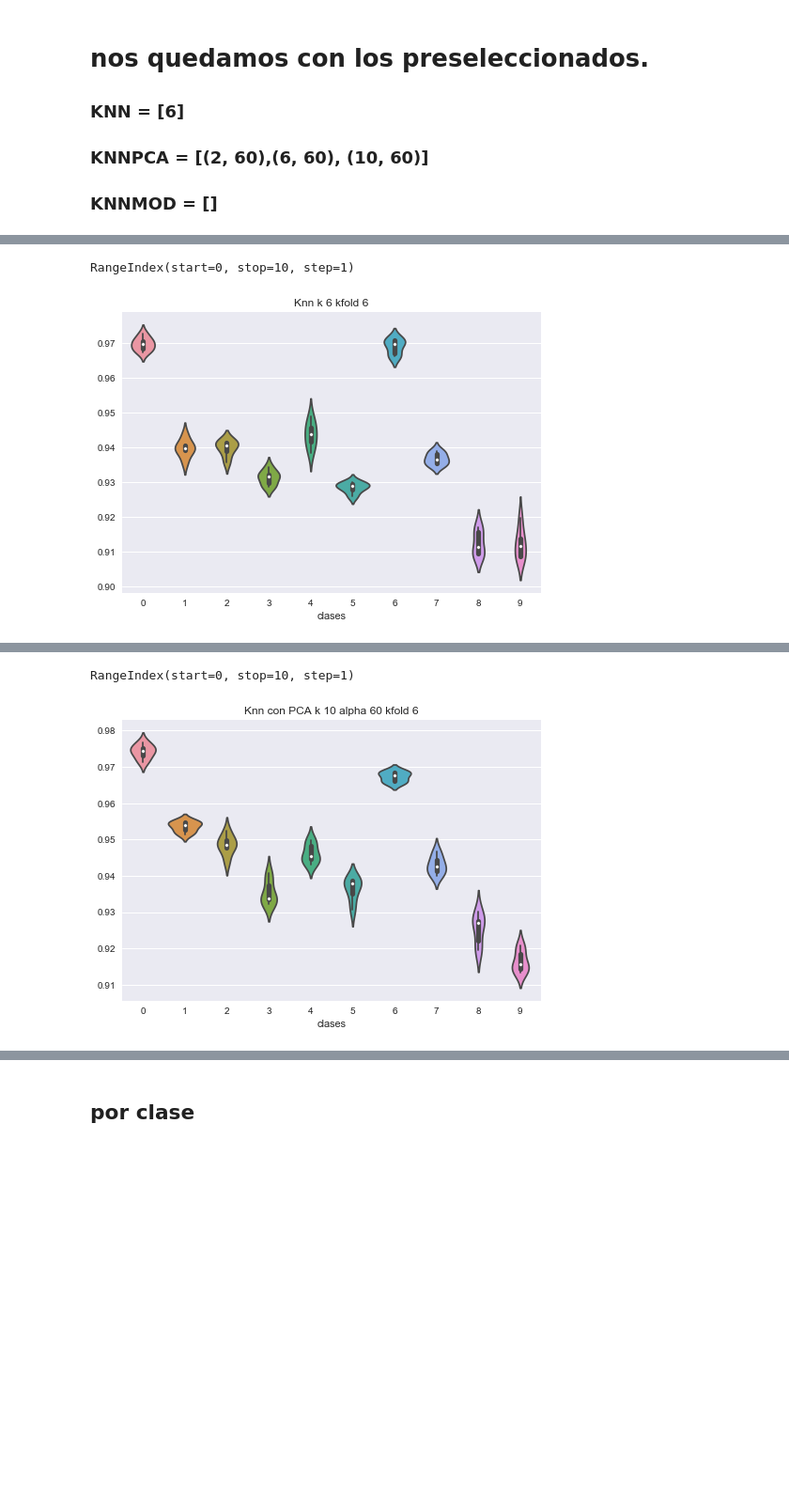
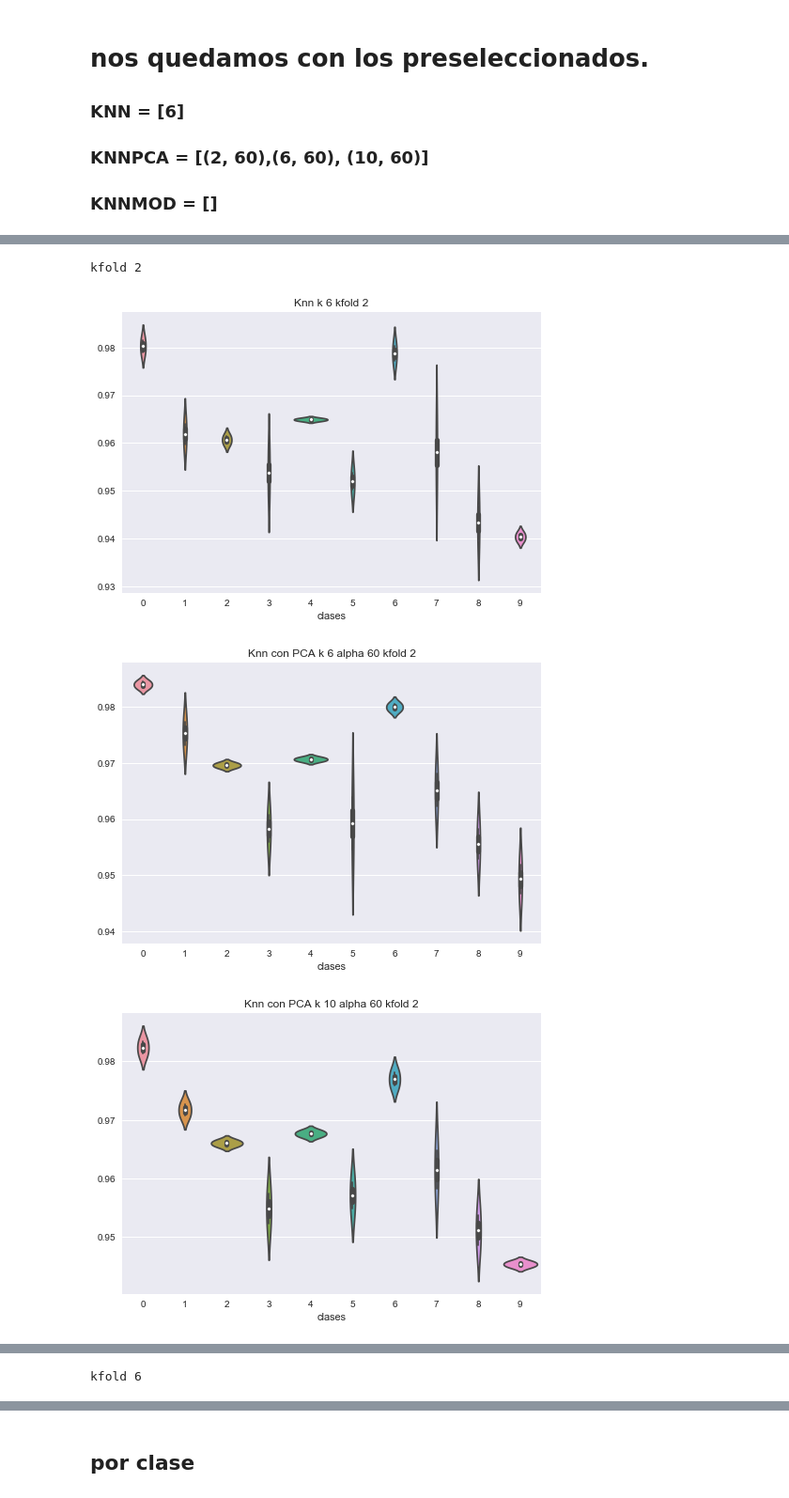
Before and after one commit to hggomez/metNum_tp2, a Jupyter notebook: Graficos/Analizador.ipynb, the cells around one changed output, grey strips where cells are left out. Shown at 94% size. Saved outputs shown, nothing was run; the diff lists cells and outputs as text; code cells hidden in the pictures; blank space fills up the shorter version.

Commit message:
mas datos para mi

```diff
--- a/Graficos/Analizador.ipynb
+++ b/Graficos/Analizador.ipynb
@@ -161,3 +161,4 @@ def F_score_M(beta, lista_mat):
 #k_fold lineas donde la linea i es una matriz de confusion de la i_esima iteracion de k_fold
 nombres, lista_metodos = cargar_datos('KNN')
 nombres_pca, lista_metodos_pca = cargar_datos('KNNPCA')
+nombres_mod, lista_metodos_mod = cargar_datos('KNNMOD')
@@ -205,7 +172,7 @@ def tags(lista_variables):
     if lista_variables[0] =='KNNPCA':
         etiqueta += str(lista_variables[1])+'\n'+str(lista_variables[2])
     if lista_variables[0] == 'KNNMODPCA':
-        etiqueta += str(lista_variables[2])+'\n'
+        etiqueta += str(lista_variables[2])
     etiqueta += '\n'+ str(lista_variables[3])
     return etiqueta
 # %%
@@ -444,13 +461,14 @@ kfold
 # %%
 ac_pca = F1_metodos(nombres_pca, lista_metodos_pca)
 knns = ac_pca.knn.unique()
-print(knns)
+
 
 for k in knns:
     print("knn: " +str(k))
     ac_aux = ac_pca[ac_pca.knn == k]
-    ac_aux = ac_aux[ac_aux.kfold == 6]
-    print("alpha")
-    graficar_orden_alpha(ac_aux)
+    ac_aux = ac_aux[ac_aux.alpha != 10]
+    ac_aux = ac_aux[ac_aux.alpha <= 310]
+    #ac_aux = ac_aux[ac_aux.kfold == 6]
+    #graficar_orden_alpha(ac_aux,  "F 1 score", "Knn con PCA", False)
     print("kfold")
-    graficar_orden_kfold(ac_aux)
+    graficar_orden_kfold(ac_aux,  "F 1 score", "Knn con PCA", False)
@@ -474,0 +477,12 @@ kfold
+# %%
+ac = accuracy_metodos(nombres_mod, lista_metodos_mod)
+ac
+print("knn")
+graficar_orden_knn(ac, "Accuracy", "Knn Modificado ", True)
+print("kfold")
+#graficar_orden_kfold(ac, "Accuracy", "Knn", False)
+desvio, promedio, df = F_score_mat(1, lista_metodos_mod[1])
+sns.violinplot(df.transpose())
+plt.xlabel("clases")
+plt.title(titulos(nombres_mod[1]))
+plt.show()
@@ -528,14 +569,18 @@ def titulos(lista_variables):
     etiqueta += ' '+ str(lista_variables[3])
     return etiqueta
 # %%
-
-for i in range(len(nombres_preselec)):
-    if(nombres_preselec[i][3] == 'kfold 6'):
-        desvio, promedio, df = F_score_mat(1, lista_metodos_preselec[i])
-        sns.violinplot(df.transpose())
-        plt.xlabel("clases")
-        plt.title(titulos(nombres_preselec[i]))
-        plt.show()
+fold = ['kfold 2','kfold 6','kfold 10']
+for k in fold:
+    print(k)
+    for i in range(len(nombres_preselec)):
+        if(nombres_preselec[i][3] == k):
+            desvio, promedio, df = F_score_mat(1, lista_metodos_preselec[i])
+            sns.violinplot(df.transpose())
+            plt.xlabel("clases")
+            plt.title(titulos(nombres_preselec[i]))
+            plt.show()
 # %% [output]
-RangeIndex(start=0, stop=10, step=1)
+kfold 2
-[figure, old version]
+[figure, new version]
+[figure, new version]
+[figure, new version]
@@ -542,2 +589 @@ RangeIndex(start=0, stop=10, step=1)
-RangeIndex(start=0, stop=10, step=1)
+kfold 6
-[figure, old version]
```
Also changed, not shown: parts of 45 cells of this notebook.
